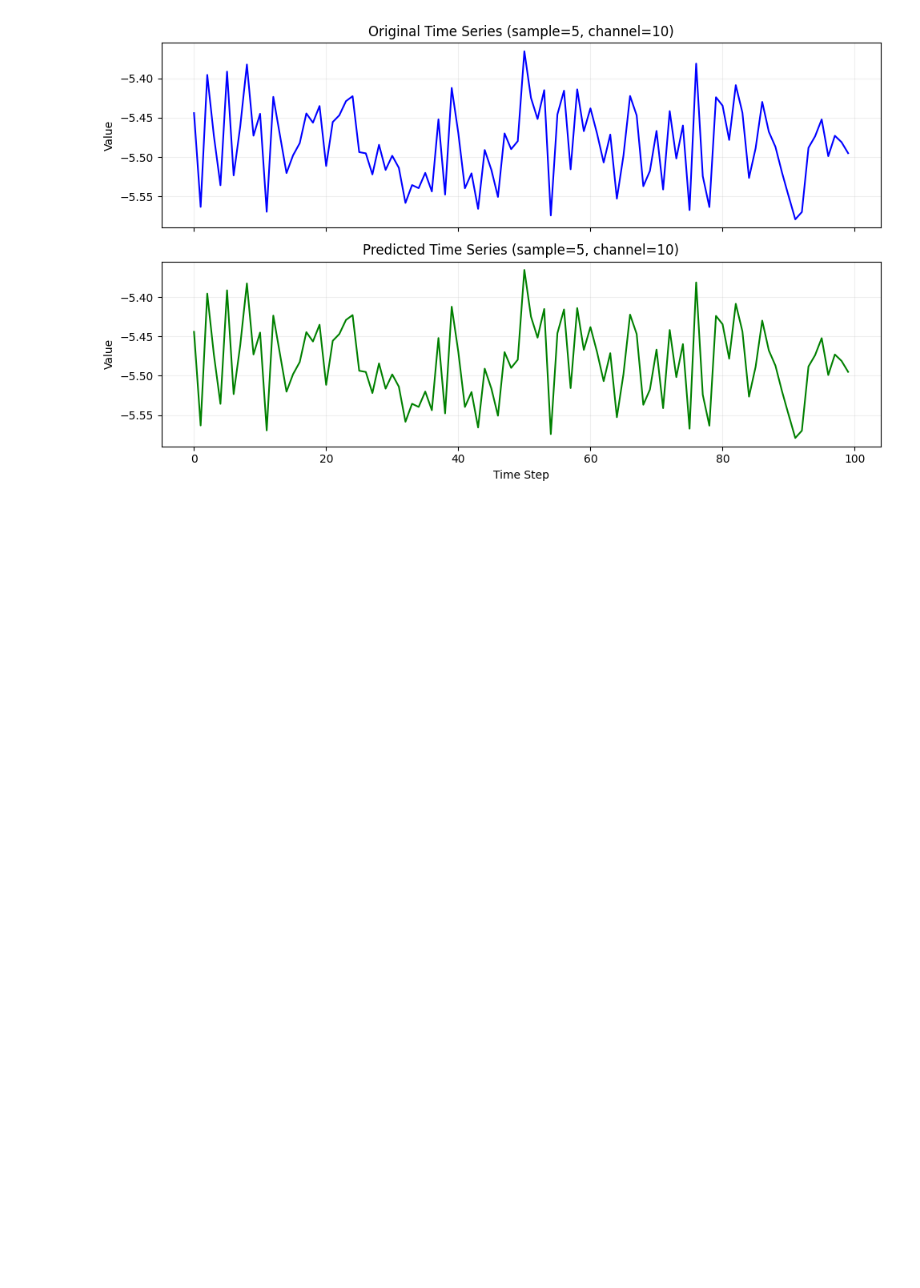
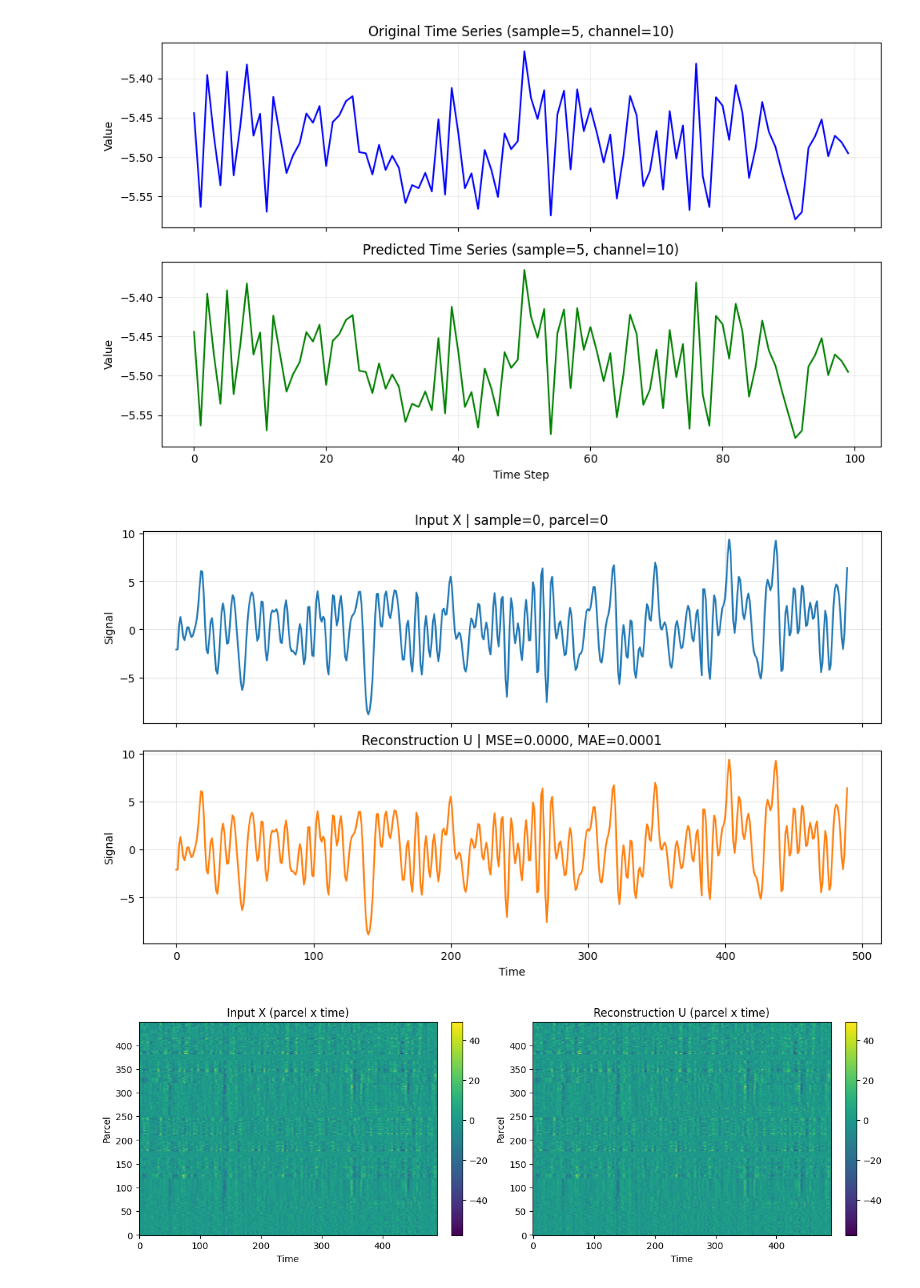
Before and after one commit to vietluong2110/MnemoDyn_Draft, a Jupyter notebook: coe/light/model/visualize.ipynb, the cells around one changed output. Cells and saved outputs as stored; diff of their text form; code cells hidden in the pictures; blank space fills up the shorter version.

```diff
--- a/coe/light/model/visualize.ipynb
+++ b/coe/light/model/visualize.ipynb
@@ -57,3 +57,63 @@ plt.tight_layout()
 plt.show()
 # %% [output]
 [figure]
+# %%
+import glob
+import numpy as np
+import os
+import matplotlib.pyplot as plt
+
+
+# Folder created by demo_data_classification.py
+recon_dir = "/home/vhluong/MnemoDyn_Draft/coe/light/Result/HBN_Sex_Classification_450_10_Times/Results/11/reconstruction_outputs_ds005747"
+
+# Pick one matching pair (same epoch/batch)
+u_path = sorted(glob.glob(os.path.join(recon_dir, "*_U_recon.npy")))[20]
+x_path = u_path.replace("_U_recon.npy", "_x_input.npy")
+
+U = np.load(u_path)  # [B, T, D]
+X = np.load(x_path)  # [B, T, D]
+
+sample_idx = 0
+parcel_idx = 0
+
+u_ts = U[sample_idx, :, parcel_idx]
+x_ts = X[sample_idx, :, parcel_idx]
+
+mse = np.mean((u_ts - x_ts) ** 2)
+mae = np.mean(np.abs(u_ts - x_ts))
+
+mse = np.mean((u_ts - x_ts) ** 2)
+mae = np.mean(np.abs(u_ts - x_ts))
+
+fig, axes = plt.subplots(2, 1, figsize=(10, 6), sharex=True, constrained_layout=True)
+
+axes[0].plot(x_ts, color="tab:blue", linewidth=1.6)
+axes[0].set_title(f"Input X | sample={sample_idx}, parcel={parcel_idx}")
+axes[0].set_ylabel("Signal")
+axes[0].grid(alpha=0.3)
+
+axes[1].plot(u_ts, color="tab:orange", linewidth=1.6)
+axes[1].set_title(f"Reconstruction U | MSE={mse:.4f}, MAE={mae:.4f}")
+axes[1].set_xlabel("Time")
+axes[1].set_ylabel("Signal")
+axes[1].grid(alpha=0.3)
+
+# Optional: heatmap comparison for one sample
+fig, axes = plt.subplots(1, 2, figsize=(12, 4), constrained_layout=True)
+im0 = axes[0].imshow(X[sample_idx].T, aspect="auto", origin="lower", cmap="viridis")
+axes[0].set_title("Input X (parcel x time)")
+axes[0].set_xlabel("Time")
+axes[0].set_ylabel("Parcel")
+plt.colorbar(im0, ax=axes[0], fraction=0.046)
+
+im1 = axes[1].imshow(U[sample_idx].T, aspect="auto", origin="lower", cmap="viridis")
+axes[1].set_title("Reconstruction U (parcel x time)")
+axes[1].set_xlabel("Time")
+axes[1].set_ylabel("Parcel")
+plt.colorbar(im1, ax=axes[1], fraction=0.046)
+
+plt.show()
+# %% [output]
+[figure, added]
+[figure, added]
```
Also changed, not shown: 15 other files.
